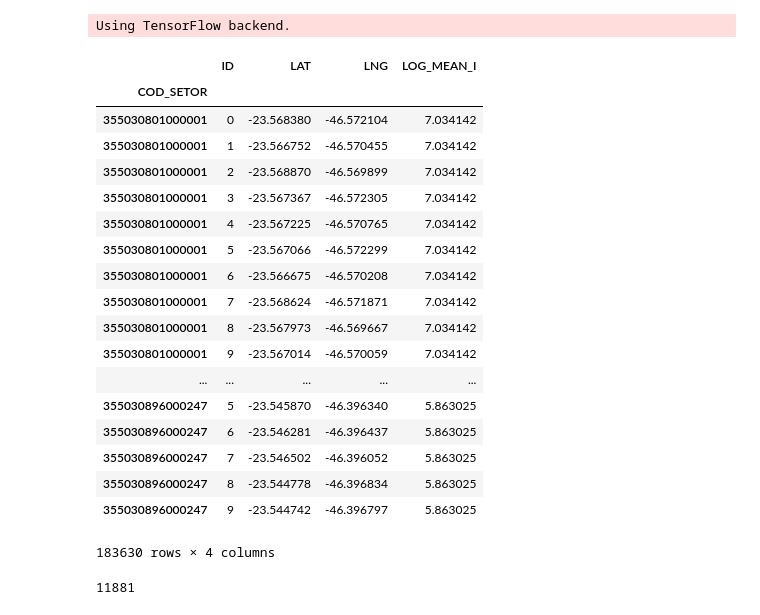
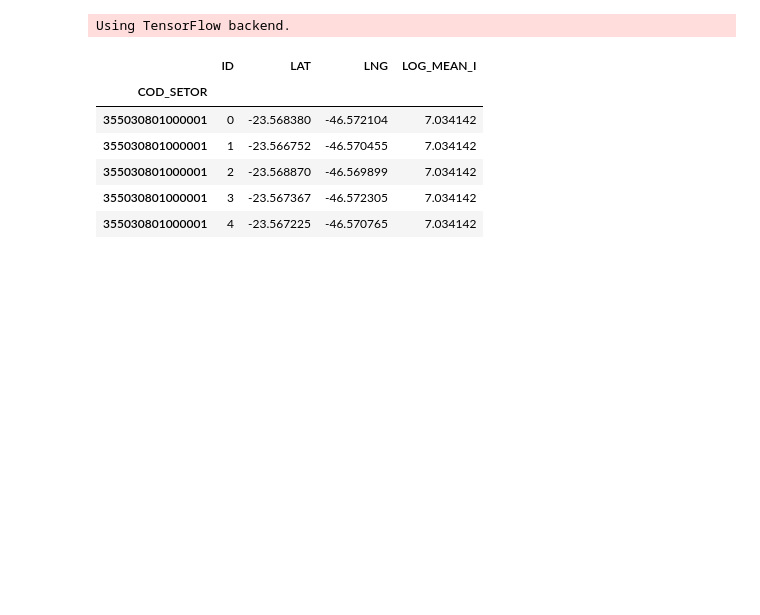
Before and after one commit to hemagso/mapping, a Jupyter notebook: model.ipynb, the cells around one changed output. Drawn from its saved outputs; the diff is of its cells as text; code cells hidden in the pictures; blank space fills up the shorter version.

```diff
--- a/model.ipynb
+++ b/model.ipynb
@@ -1,53 +1,28 @@
 # %%
 import os
 import numpy as np
 import pandas as pd
 import geopandas as gpd
 from keras.preprocessing.image import load_img
 
 df_coord = pd.read_csv("./data/coordinates.csv", names=["COD_SETOR","ID", "LAT", "LNG"])
 df_geo = gpd.read_file("./data/income_map/income_map.shp")
 df_geo["COD_SETOR"] = pd.to_numeric(df_geo["COD_SETOR"],downcast="integer")
 
 df_coord.set_index("COD_SETOR", inplace=True)
 df_geo.set_index("COD_SETOR", inplace=True)
 df_final = df_coord.join(
     df_geo["LOG_MEAN_I"],
     how="inner"
 )
-df_final
+df_final.head()
 # %% [output]
 Using TensorFlow backend.
 |  | ID | LAT | LNG | LOG_MEAN_I |
 | COD_SETOR |  |  |  |  |
 | 355030801000001 | 0 | -23.568380 | -46.572104 | 7.034142 |
 | 355030801000001 | 1 | -23.566752 | -46.570455 | 7.034142 |
 | 355030801000001 | 2 | -23.568870 | -46.569899 | 7.034142 |
 | 355030801000001 | 3 | -23.567367 | -46.572305 | 7.034142 |
 | 355030801000001 | 4 | -23.567225 | -46.570765 | 7.034142 |
-| 355030801000001 | 5 | -23.567066 | -46.572299 | 7.034142 |
-| 355030801000001 | 6 | -23.566675 | -46.570208 | 7.034142 |
-| 355030801000001 | 7 | -23.568624 | -46.571871 | 7.034142 |
-| 355030801000001 | 8 | -23.567973 | -46.569667 | 7.034142 |
-| 355030801000001 | 9 | -23.567014 | -46.570059 | 7.034142 |
-| ... | ... | ... | ... | ... |
-| 355030896000247 | 5 | -23.545870 | -46.396340 | 5.863025 |
-| 355030896000247 | 6 | -23.546281 | -46.396437 | 5.863025 |
-| 355030896000247 | 7 | -23.546502 | -46.396052 | 5.863025 |
-| 355030896000247 | 8 | -23.544778 | -46.396834 | 5.863025 |
-| 355030896000247 | 9 | -23.544742 | -46.396797 | 5.863025 |
-183630 rows × 4 columns
-# %%
-import os
-
-success = []
-
-for census_dir in os.listdir("./images"):
-    fullpath = os.path.join("./images",census_dir)
-    if len(os.listdir(fullpath)) == 10:
-        success.append(int(census_dir))
-
-len(success)
-# %% [output]
-11881
 # %%
```
Also changed, not shown: parts of 14 cells of this notebook, 2 other files.
